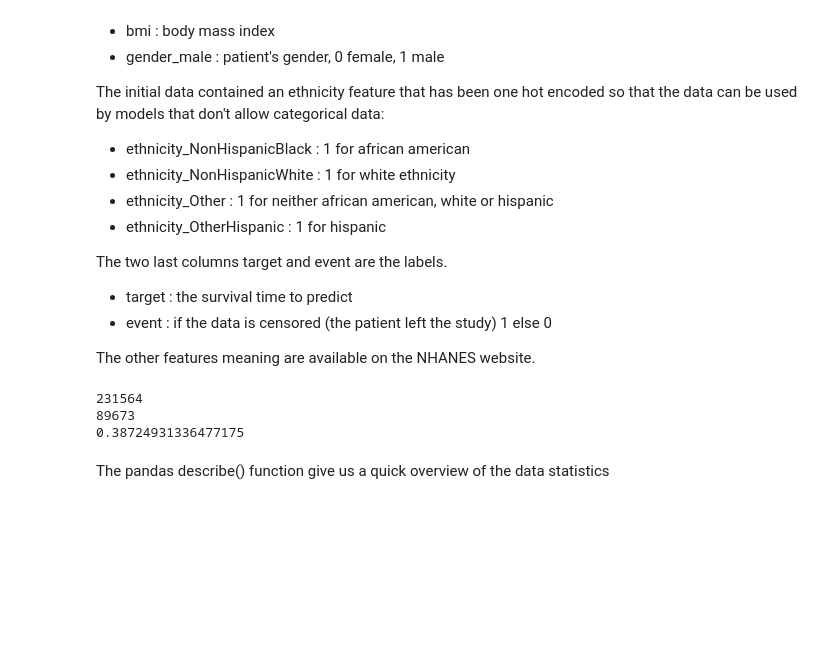
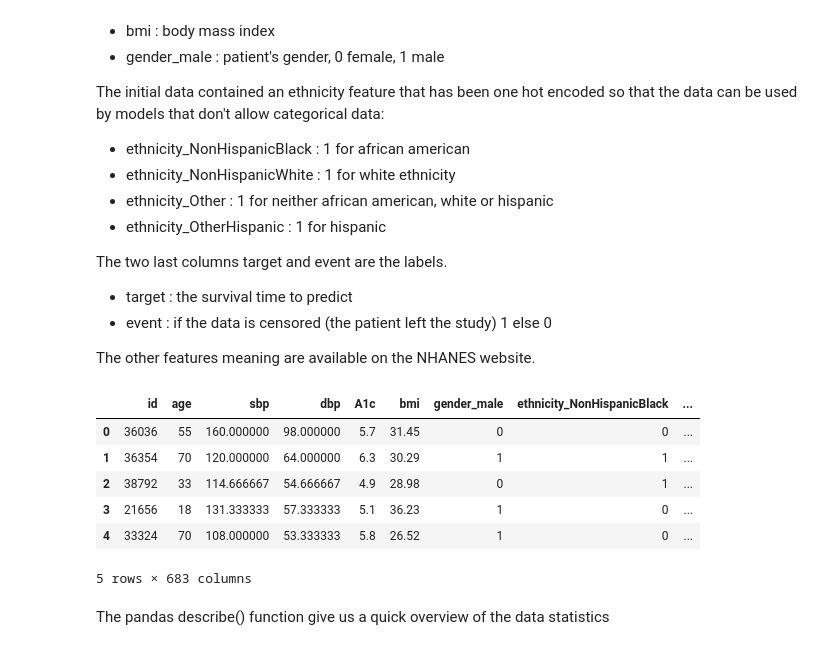
Before and after one commit to survivers-info232/survivers, a Jupyter notebook: survivers/starting_kit/README.ipynb, the cells around one changed output. Drawn from its saved outputs; the diff is of its cells as text; code cells hidden in the pictures; blank space fills up the shorter version.

```diff
--- a/survivers/starting_kit/README.ipynb
+++ b/survivers/starting_kit/README.ipynb
@@ -87,20 +74,16 @@ The two last columns target and event are the labels.
 - event : if the data is censored (the patient left the study) 1 else 0
 
 The other features meaning are available on the NHANES website.
-# %%
-data.head(1000)
-print(data.size)
-som=0
-for i in range (data.shape[0]):
-    for j in range (data.shape[1]):
-        if data.iat[i,j]==0 :
-            som+=1
-print (som)
-print(som/data.size)
-# %% [output]
-231564
-89673
-0.38724931336477175
+# %%
+data.head()
+# %% [output]
+|  | id | age | sbp | dbp | A1c | bmi | gender_male | ethnicity_NonHispanicBlack | ... |
+| 0 | 36036 | 55 | 160.000000 | 98.000000 | 5.7 | 31.45 | 0 | 0 | ... |
+| 1 | 36354 | 70 | 120.000000 | 64.000000 | 6.3 | 30.29 | 1 | 1 | ... |
+| 2 | 38792 | 33 | 114.666667 | 54.666667 | 4.9 | 28.98 | 0 | 1 | ... |
+| 3 | 21656 | 18 | 131.333333 | 57.333333 | 5.1 | 36.23 | 1 | 0 | ... |
+| 4 | 33324 | 70 | 108.000000 | 53.333333 | 5.8 | 26.52 | 1 | 0 | ... |
+5 rows × 683 columns
 # %% [markdown]
 The pandas describe() function give us a quick overview of the data statistics
 # %%
```
Also changed, not shown: parts of 18 cells of this notebook.
